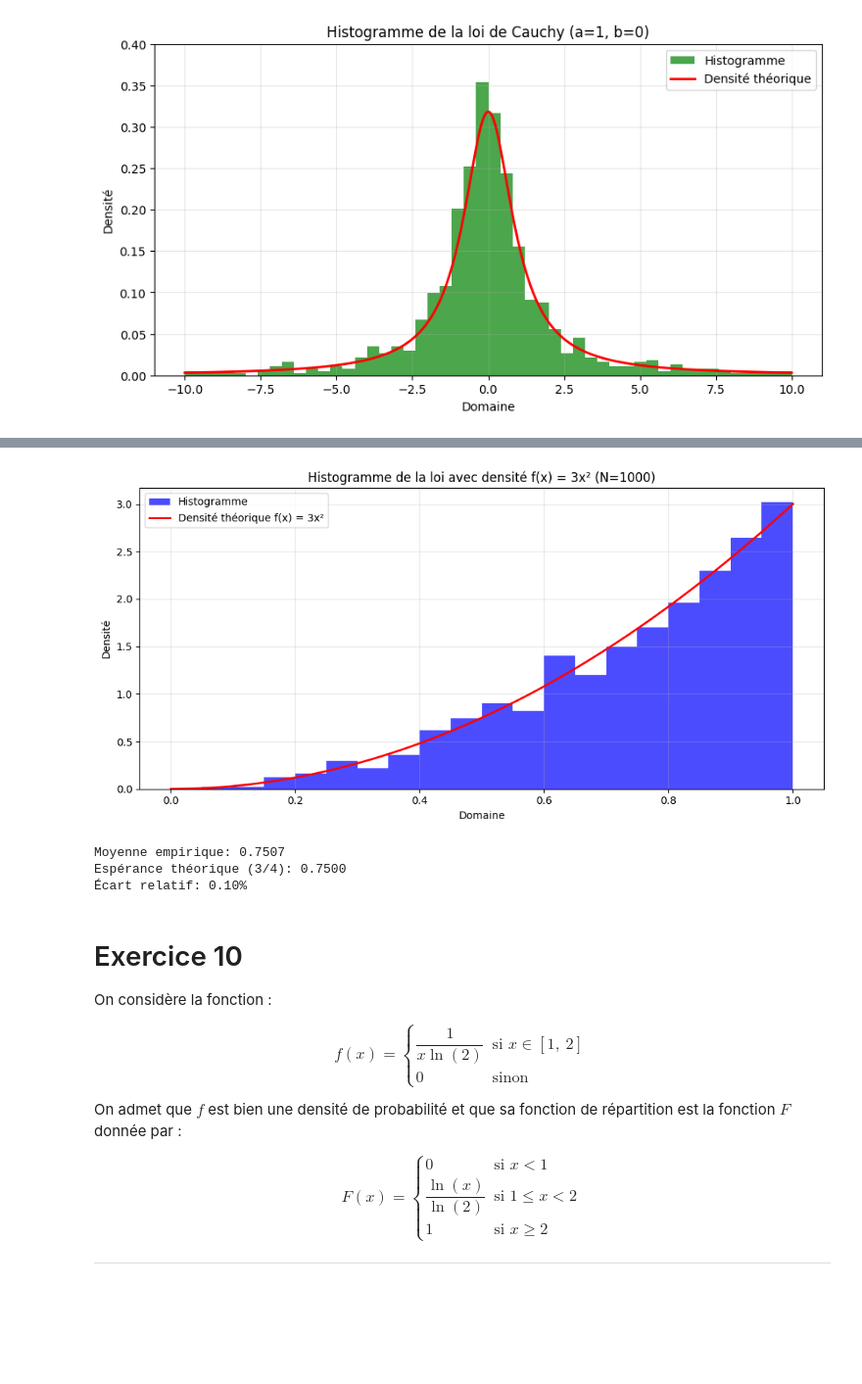
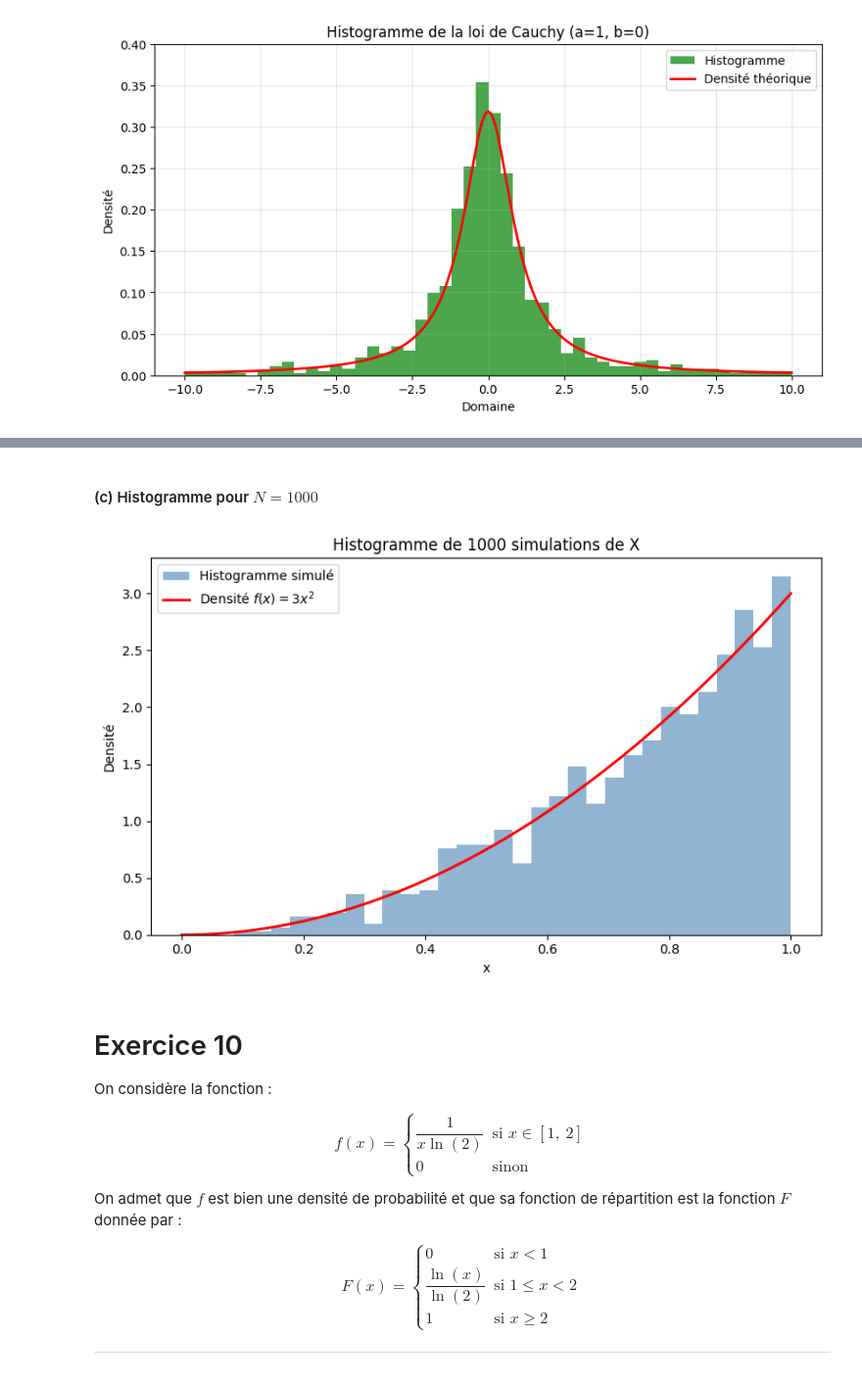
Before and after one commit to mal0101/Stochastic-Processes, a Jupyter notebook: Lab1/main.ipynb, the cells around one changed output, grey strips where cells are left out. Shown at 98% size. Cells and saved outputs as stored; diff of their text form; code cells hidden in the pictures; blank space fills up the shorter version.

```diff
--- a/Lab1/main.ipynb
+++ b/Lab1/main.ipynb
@@ -424,37 +392,31 @@ Ainsi, **Y = ∛U a la même loi que X**.
-# %%
-def inv_rep(N):
-    U = npr.rand(N)
-    return U ** (1/3)
-
-# Test inv_rep with N = 1000
-N = 1000
-X = inv_rep(N)
-
-plt.figure(figsize=(10, 5))
-plt.hist(X, bins=20, range=(0, 1), density=True, color='blue', alpha=0.7, label='Histogramme')
-position_ex9 = np.linspace(0, 1, 200)
-densite_ex9 = 3 * position_ex9**2
-plt.plot(position_ex9, densite_ex9, color="red", linewidth=2, label='Densité théorique f(x) = 3x²')
-plt.xlabel('Domaine')
-plt.ylabel('Densité')
-plt.title(f'Histogramme de la loi avec densité f(x) = 3x² (N={N})')
-plt.legend()
-plt.grid(True, alpha=0.3)
-plt.tight_layout()
-plt.show()
-
-# Vérification de la moyenne empirique
-moyenne_emp_ex9 = moy_emp(X)
-esperance_theorique_ex9 = 3/4  # E[X] = ∫₀¹ x·3x² dx = 3/4
-
-print(f"Moyenne empirique: {moyenne_emp_ex9:.4f}")
-print(f"Espérance théorique (3/4): {esperance_theorique_ex9:.4f}")
-print(f"Écart relatif: {abs(moyenne_emp_ex9 - esperance_theorique_ex9)/esperance_theorique_ex9 * 100:.2f}%")
-# %% [output]
-[figure, removed]
-Moyenne empirique: 0.7507
-Espérance théorique (3/4): 0.7500
-Écart relatif: 0.10%
+# %%
+import numpy as np
+
+def inv_rep(N):
+    U = np.random.uniform(0, 1, N)
+    return U**(1/3)
+# %% [markdown]
+#### (c) Histogramme pour $N = 1000$
+# %%
+import matplotlib.pyplot as plt
+
+N = 1000
+echantillon = inv_rep(N)
+
+x = np.linspace(0, 1, 200)
+f = 3 * x**2
+
+plt.figure(figsize=(8, 5))
+plt.hist(echantillon, bins=30, density=True, alpha=0.6, color='steelblue', label='Histogramme simulé')
+plt.plot(x, f, 'r-', linewidth=2, label=r'Densité $f(x) = 3x^2$')
+plt.xlabel('x')
+plt.ylabel('Densité')
+plt.title(f'Histogramme de {N} simulations de X')
+plt.legend()
+plt.tight_layout()
+plt.show()
+# %% [output]
+[figure, added]
 # %% [markdown]
 # Exercice 10
 
```
Also changed, not shown: parts of 3 cells of this notebook.
